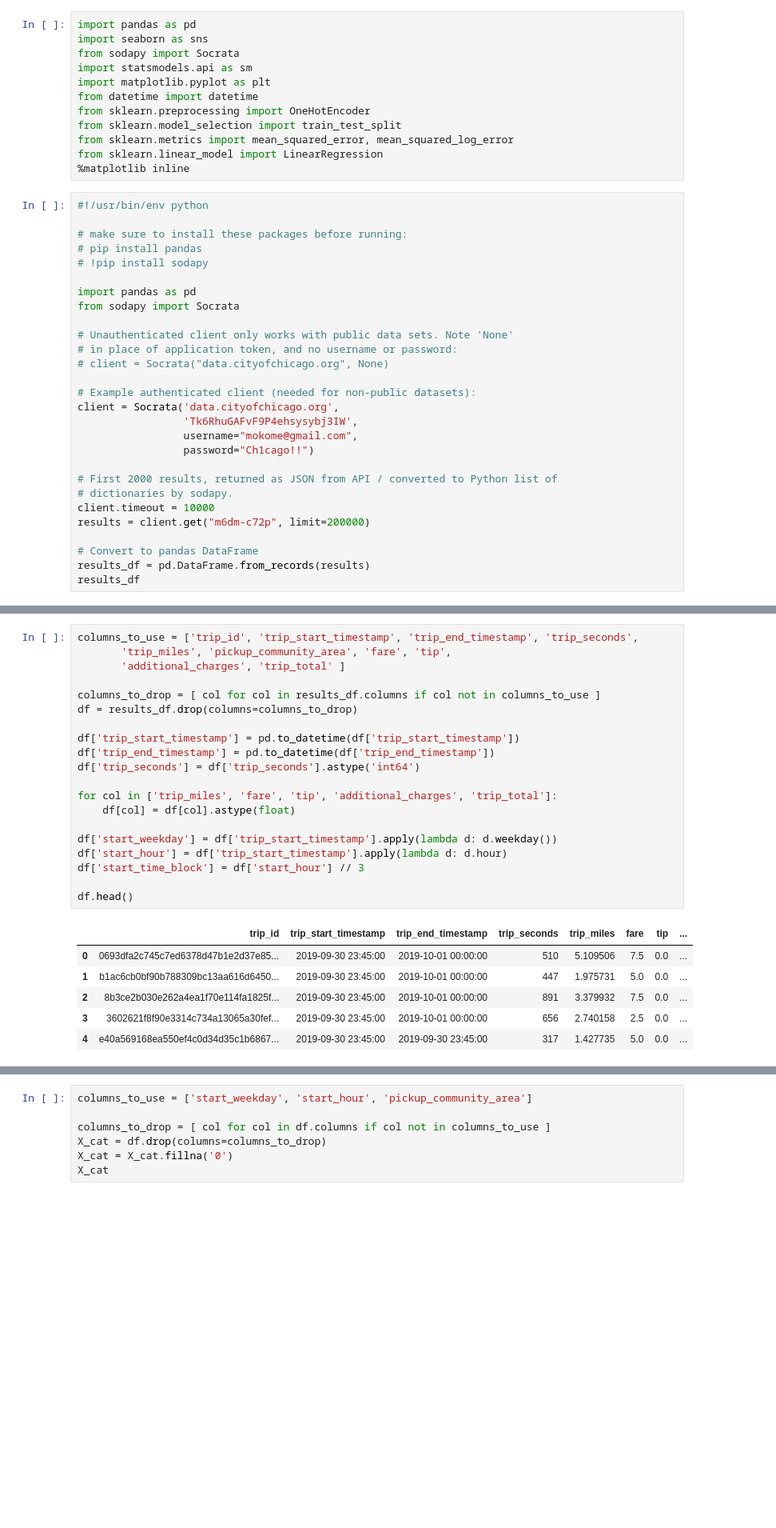
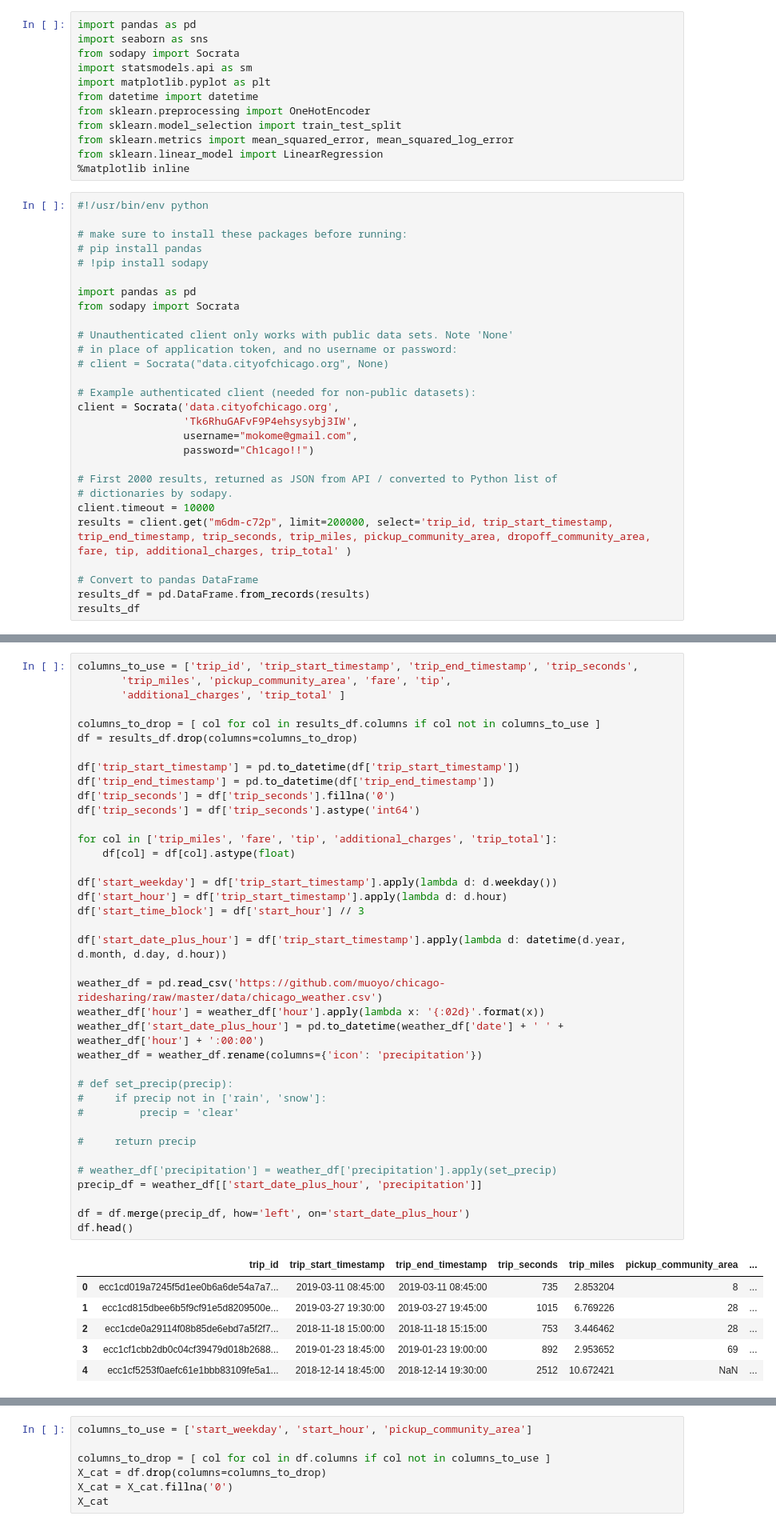
Before and after one commit to muoyo/chicago-ridesharing, a Jupyter notebook: notebooks/rideshare_EDA.ipynb, the cells around one changed output, grey strips where cells are left out. Shown at 80% size. Cells and saved outputs as stored; diff of their text form; blank space fills up the shorter version.

```diff
--- a/notebooks/rideshare_EDA.ipynb
+++ b/notebooks/rideshare_EDA.ipynb
@@ -44,7 +44,7 @@ client = Socrata('data.cityofchicago.org',
 # First 2000 results, returned as JSON from API / converted to Python list of
 # dictionaries by sodapy.
 client.timeout = 10000
-results = client.get("m6dm-c72p", limit=200000)
+results = client.get("m6dm-c72p", limit=200000, select='trip_id, trip_start_timestamp, trip_end_timestamp, trip_seconds, trip_miles, pickup_community_area, dropoff_community_area, fare, tip, additional_charges, trip_total' )
 
 # Convert to pandas DataFrame
 results_df = pd.DataFrame.from_records(results)
@@ -87,27 +66,45 @@ Index(['trip_id', 'trip_start_timestamp', 'trip_end_timestamp', 'trip_seconds',
 # %%
 columns_to_use = ['trip_id', 'trip_start_timestamp', 'trip_end_timestamp', 'trip_seconds',
        'trip_miles', 'pickup_community_area', 'fare', 'tip',
        'additional_charges', 'trip_total' ]
 
 columns_to_drop = [ col for col in results_df.columns if col not in columns_to_use ]
 df = results_df.drop(columns=columns_to_drop)
 
 df['trip_start_timestamp'] = pd.to_datetime(df['trip_start_timestamp'])
 df['trip_end_timestamp'] = pd.to_datetime(df['trip_end_timestamp'])
+df['trip_seconds'] = df['trip_seconds'].fillna('0')
 df['trip_seconds'] = df['trip_seconds'].astype('int64')
 
 for col in ['trip_miles', 'fare', 'tip', 'additional_charges', 'trip_total']:
     df[col] = df[col].astype(float)
 
 df['start_weekday'] = df['trip_start_timestamp'].apply(lambda d: d.weekday())
 df['start_hour'] = df['trip_start_timestamp'].apply(lambda d: d.hour)
 df['start_time_block'] = df['start_hour'] // 3
 
+df['start_date_plus_hour'] = df['trip_start_timestamp'].apply(lambda d: datetime(d.year, d.month, d.day, d.hour))
+
+weather_df = pd.read_csv('https://github.com/muoyo/chicago-ridesharing/raw/master/data/chicago_weather.csv')
+weather_df['hour'] = weather_df['hour'].apply(lambda x: '{:02d}'.format(x))
+weather_df['start_date_plus_hour'] = pd.to_datetime(weather_df['date'] + ' ' + weather_df['hour'] + ':00:00')
+weather_df = weather_df.rename(columns={'icon': 'precipitation'})
+
+# def set_precip(precip):
+#     if precip not in ['rain', 'snow']:
+#         precip = 'clear'
+
+#     return precip
+
+# weather_df['precipitation'] = weather_df['precipitation'].apply(set_precip)
+precip_df = weather_df[['start_date_plus_hour', 'precipitation']]
+
+df = df.merge(precip_df, how='left', on='start_date_plus_hour')
 df.head()
 # %% [output]
-|  | trip_id | trip_start_timestamp | trip_end_timestamp | trip_seconds | trip_miles | fare | tip | ... |
-| 0 | 0693dfa2c745c7ed6378d47b1e2d37e85... | 2019-09-30 23:45:00 | 2019-10-01 00:00:00 | 510 | 5.109506 | 7.5 | 0.0 | ... |
-| 1 | b1ac6cb0bf90b788309bc13aa616d6450... | 2019-09-30 23:45:00 | 2019-10-01 00:00:00 | 447 | 1.975731 | 5.0 | 0.0 | ... |
-| 2 | 8b3ce2b030e262a4ea1f70e114fa1825f... | 2019-09-30 23:45:00 | 2019-10-01 00:00:00 | 891 | 3.379932 | 7.5 | 0.0 | ... |
-| 3 | 3602621f8f90e3314c734a13065a30fef... | 2019-09-30 23:45:00 | 2019-10-01 00:00:00 | 656 | 2.740158 | 2.5 | 0.0 | ... |
-| 4 | e40a569168ea550ef4c0d34d35c1b6867... | 2019-09-30 23:45:00 | 2019-09-30 23:45:00 | 317 | 1.427735 | 5.0 | 0.0 | ... |
+|  | trip_id | trip_start_timestamp | trip_end_timestamp | trip_seconds | trip_miles | pickup_community_area | ... |
+| 0 | ecc1cd019a7245f5d1ee0b6a6de54a7a7... | 2019-03-11 08:45:00 | 2019-03-11 08:45:00 | 735 | 2.853204 | 8 | ... |
+| 1 | ecc1cd815dbee6b5f9cf91e5d8209500e... | 2019-03-27 19:30:00 | 2019-03-27 19:45:00 | 1015 | 6.769226 | 28 | ... |
+| 2 | ecc1cde0a29114f08b85de6ebd7a5f2f7... | 2018-11-18 15:00:00 | 2018-11-18 15:15:00 | 753 | 3.446462 | 28 | ... |
+| 3 | ecc1cf1cbb2db0c04cf39479d018b2688... | 2019-01-23 18:45:00 | 2019-01-23 19:00:00 | 892 | 2.953652 | 69 | ... |
+| 4 | ecc1cf5253f0aefc61e1bbb83109fe5a1... | 2018-12-14 18:45:00 | 2018-12-14 19:30:00 | 2512 | 10.672421 | NaN | ... |
```
Also changed, not shown: parts of 12 cells of this notebook.
